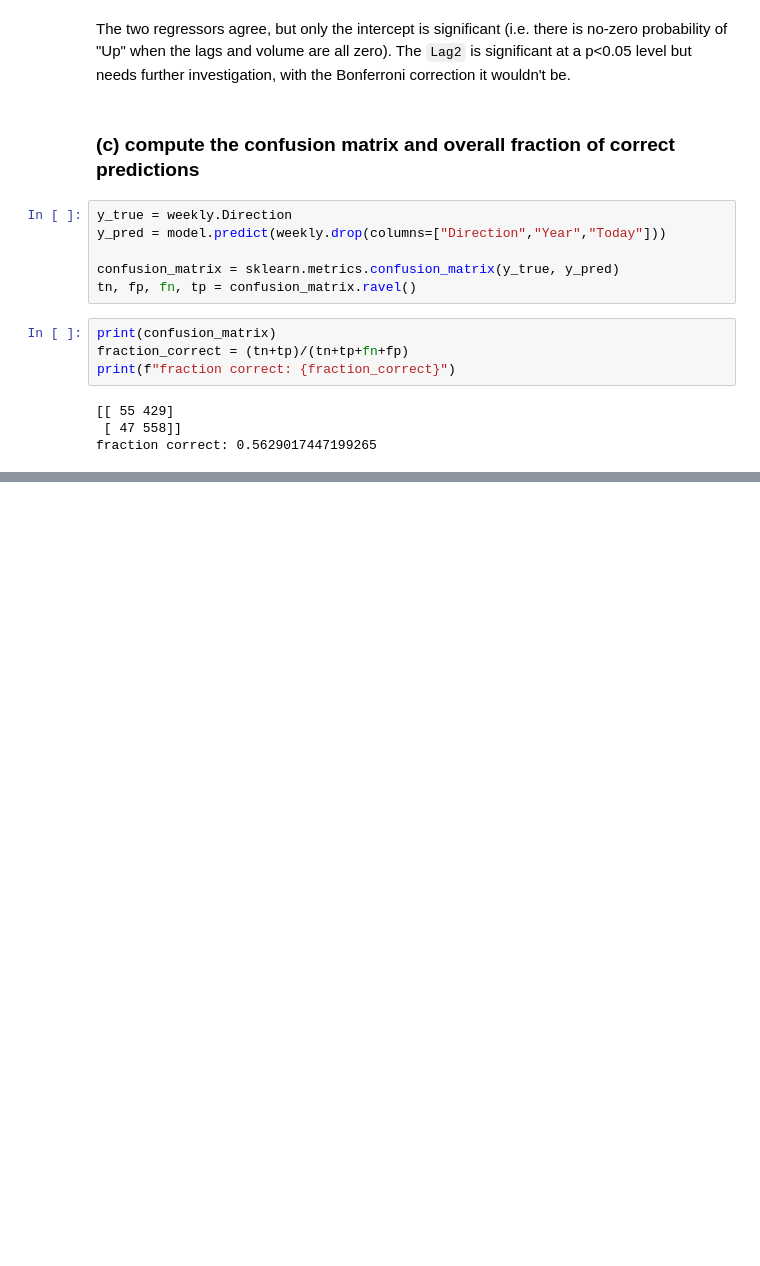
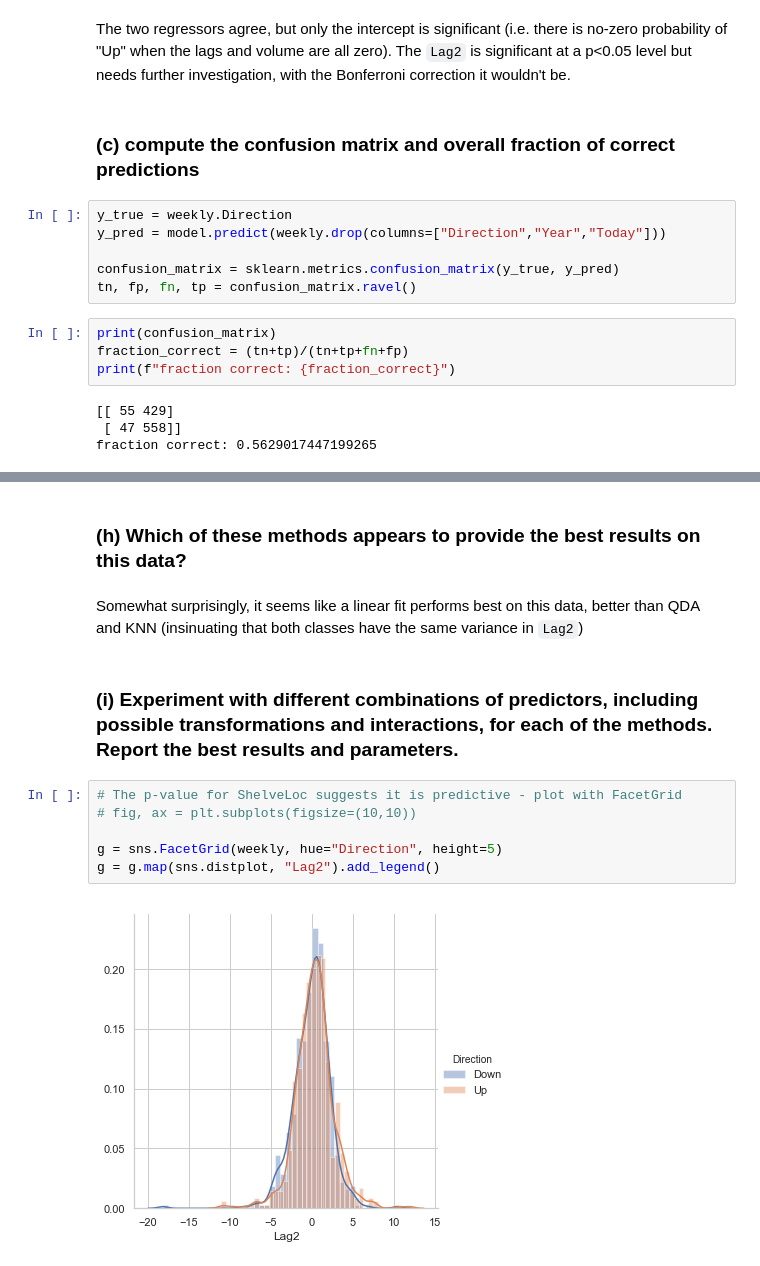
Before and after one commit to wllgrnt/islr-python-examples, a Jupyter notebook: Chapter4/question10.ipynb, the cells around one changed output, grey strips where cells are left out. Saved outputs shown, nothing was run; the diff lists cells and outputs as text; blank space fills up the shorter version.

```diff
--- a/Chapter4/question10.ipynb
+++ b/Chapter4/question10.ipynb
@@ -130,0 +210,14 @@ So we are right 56.3% of the time, versus a model that always predicts "Up" whic
+# %% [markdown]
+### (h) Which of these methods appears to provide the best results on this data?
+# %% [markdown]
+Somewhat surprisingly, it seems like a linear fit performs best on this data, better than QDA and KNN (insinuating that both classes have the same variance in `Lag2`)
+# %% [markdown]
+### (i) Experiment with different combinations of predictors, including possible transformations and interactions, for each of the methods. Report the best results and parameters.
+# %%
+# The p-value for ShelveLoc suggests it is predictive - plot with FacetGrid
+# fig, ax = plt.subplots(figsize=(10,10))
+
+g = sns.FacetGrid(weekly, hue="Direction", height=5)
+g = g.map(sns.distplot, "Lag2").add_legend()
+# %% [output]
+[figure, added]
```
Also changed, not shown: parts of 18 cells of this notebook.
